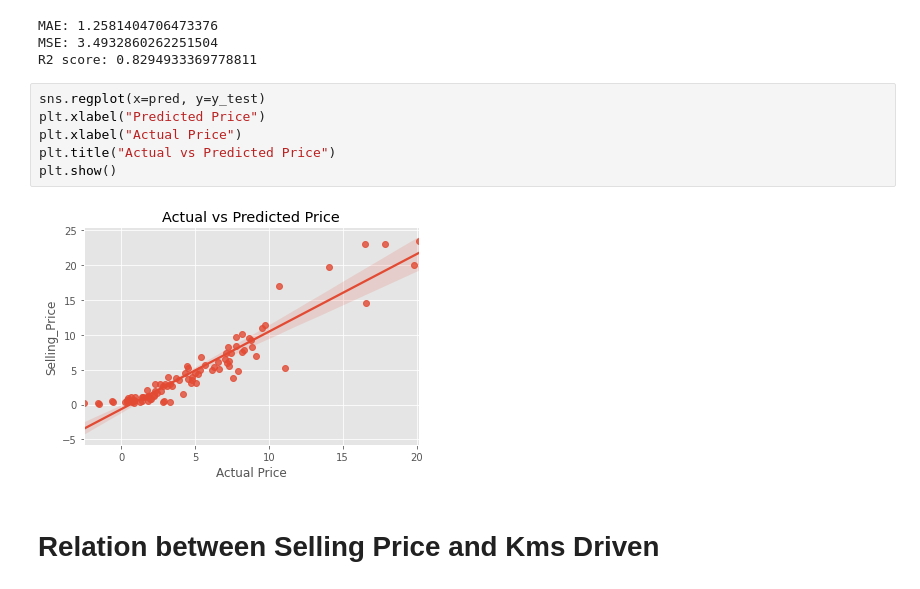
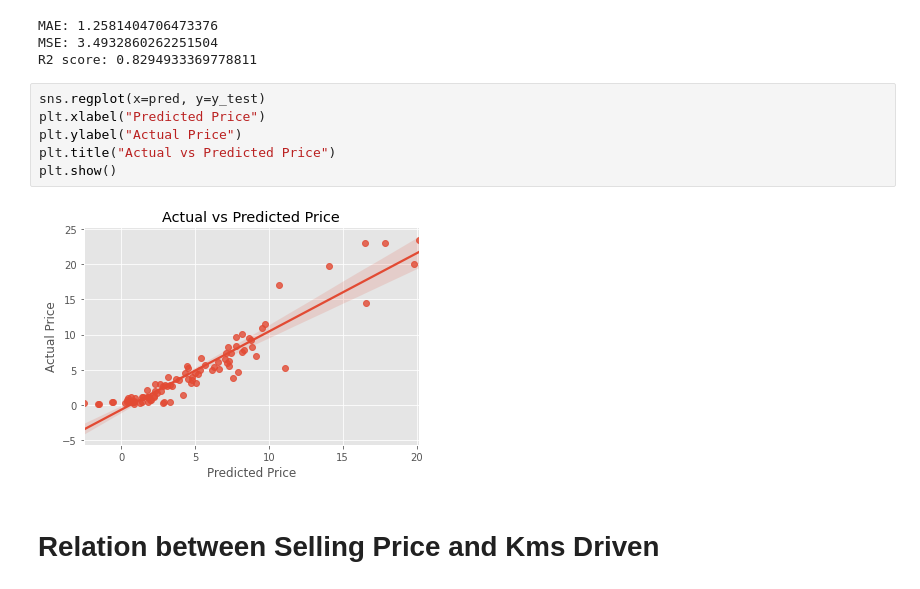
Before and after one commit to danishalib/Car-Price-Predicton-Using-Machine-Learning, a Jupyter notebook: Danish Ali Final Notebook.ipynb, the cells around one changed output. Drawn from its saved outputs; the diff is of its cells as text.

```diff
--- a/Danish Ali Final Notebook.ipynb
+++ b/Danish Ali Final Notebook.ipynb
@@ -244,11 +244,11 @@ R2 score: 0.8294933369778811
 # %%
 sns.regplot(x=pred, y=y_test)
 plt.xlabel("Predicted Price")
-plt.xlabel("Actual Price")
+plt.ylabel("Actual Price")
 plt.title("Actual vs Predicted Price")
 plt.show()
 # %% [output]
-[figure, old version]
+[figure, new version]
 # %% [markdown]
 #  Relation between Selling Price and Kms Driven
 # %%
```
Also changed, not shown: parts of 2 cells of this notebook.
